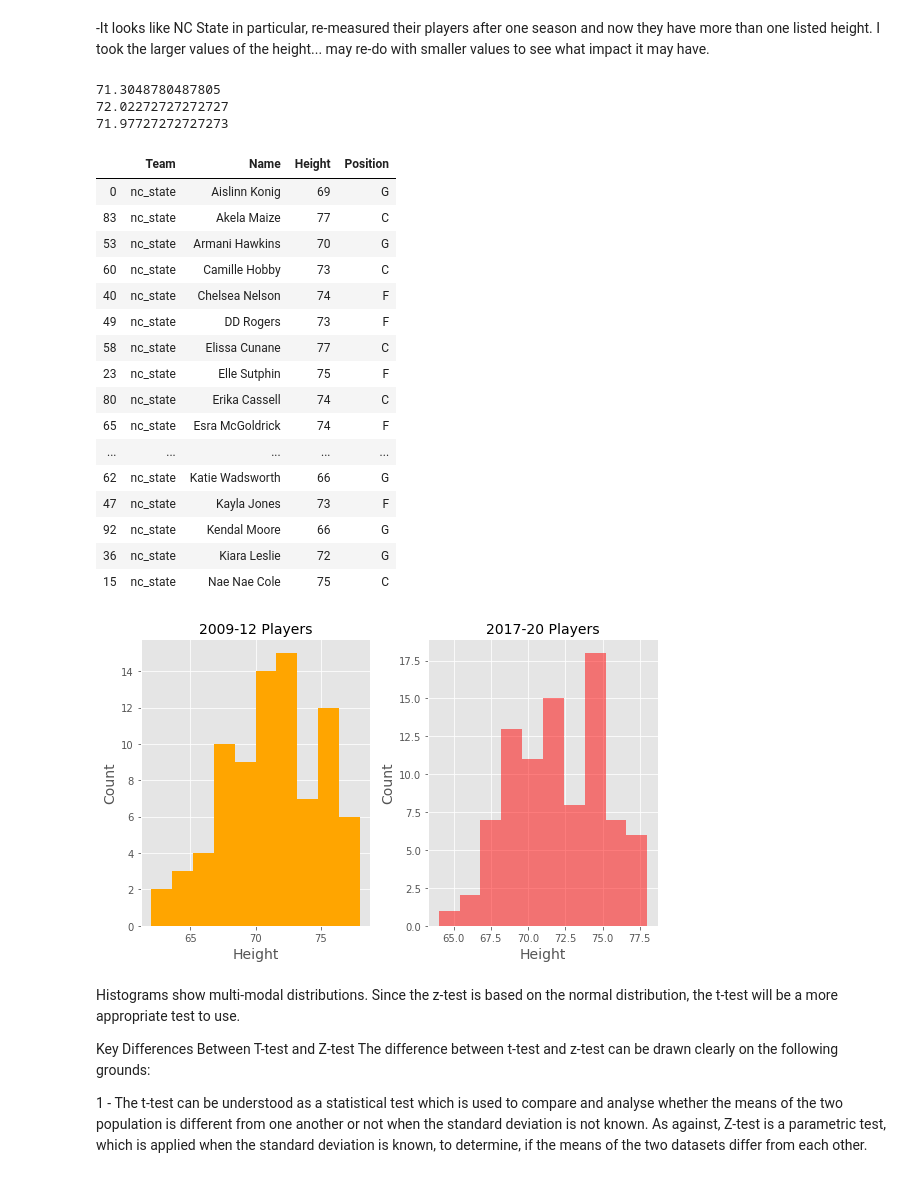
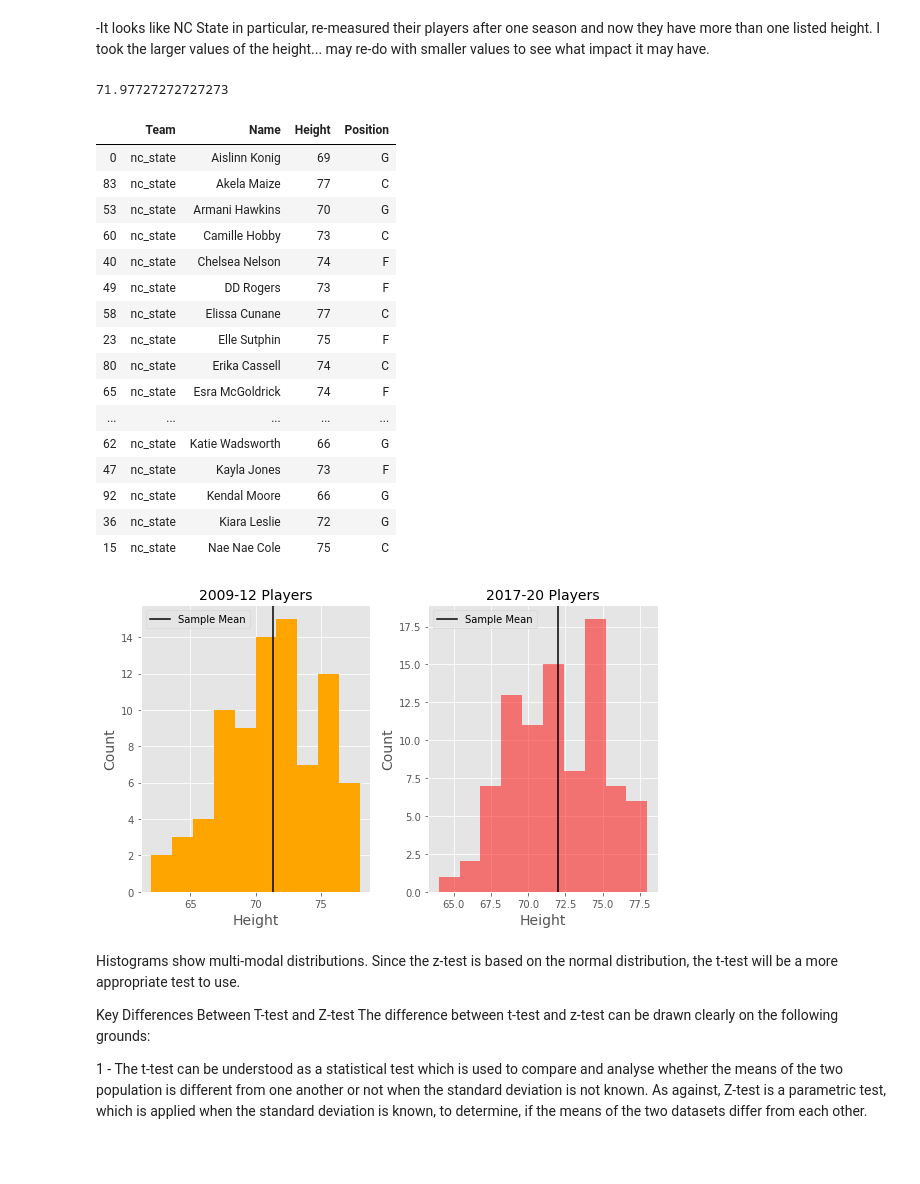
Before and after one commit to cricks3/wbb-heights, a Jupyter notebook: webscraping/webscraping.ipynb, the cells around one changed output. Cells and saved outputs as stored; diff of their text form; code cells hidden in the pictures.

```diff
--- a/webscraping/webscraping.ipynb
+++ b/webscraping/webscraping.ipynb
@@ -243,13 +243,11 @@ df_early = df_early.drop_duplicates(subset='Name', keep='last')
 df_firstlate = df_late.drop_duplicates(subset='Name', keep='first')
 df_late = df_late.drop_duplicates(subset='Name', keep='last')
 # %%
-print(df_early['Height'].mean())
-print(df_late['Height'].mean())
+early_mean = df_early['Height'].mean()
+late_mean = df_late['Height'].mean()
 print(df_firstlate['Height'].mean())
 df_firstlate[df_firstlate['Team'] == 'nc_state']
 # %% [output]
-71.3048780487805
-72.02272727272727
 71.97727272727273
 |  | Team | Name | Height | Position |
 | 0 | nc_state | Aislinn Konig | 69 | G |
@@ -271,26 +269,31 @@ df_firstlate[df_firstlate['Team'] == 'nc_state']
 # %%
 import matplotlib
 import matplotlib.pyplot as plt
 matplotlib.style.use('ggplot')
 %matplotlib inline
 
 from scipy import stats
 
 fig, ax = plt.subplots(1,2, figsize=(8,5))
 
 df_early.hist(column='Height', color='orange' , ax=ax[0])
 df_late.hist(column='Height', color='red', alpha=0.5, ax=ax[1])
 
 ax[0].set_title('2009-12 Players', fontsize=14)
 ax[0].set_xlabel('Height', fontsize=14)
 ax[0].set_ylabel('Count', fontsize=14)
+ax[0].axvline(early_mean, color='black', label='Sample Mean')
+ax[0].legend()
+
 ax[1].set_title('2017-20 Players', fontsize=14)
 ax[1].set_xlabel('Height', fontsize=14)
 ax[1].set_ylabel('Count', fontsize=14)
+ax[1].axvline(late_mean, color='black', label='Sample Mean')
+ax[1].legend()
 
 fig.tight_layout()
 # %% [output]
-[figure, old version]
+[figure, new version]
 # %% [markdown]
 Histograms show multi-modal distributions.  Since the z-test is based on the normal distribution, the t-test will be a more appropriate test to use.
 
```
Also changed, not shown: parts of 1 cell of this notebook, 2 other files.
